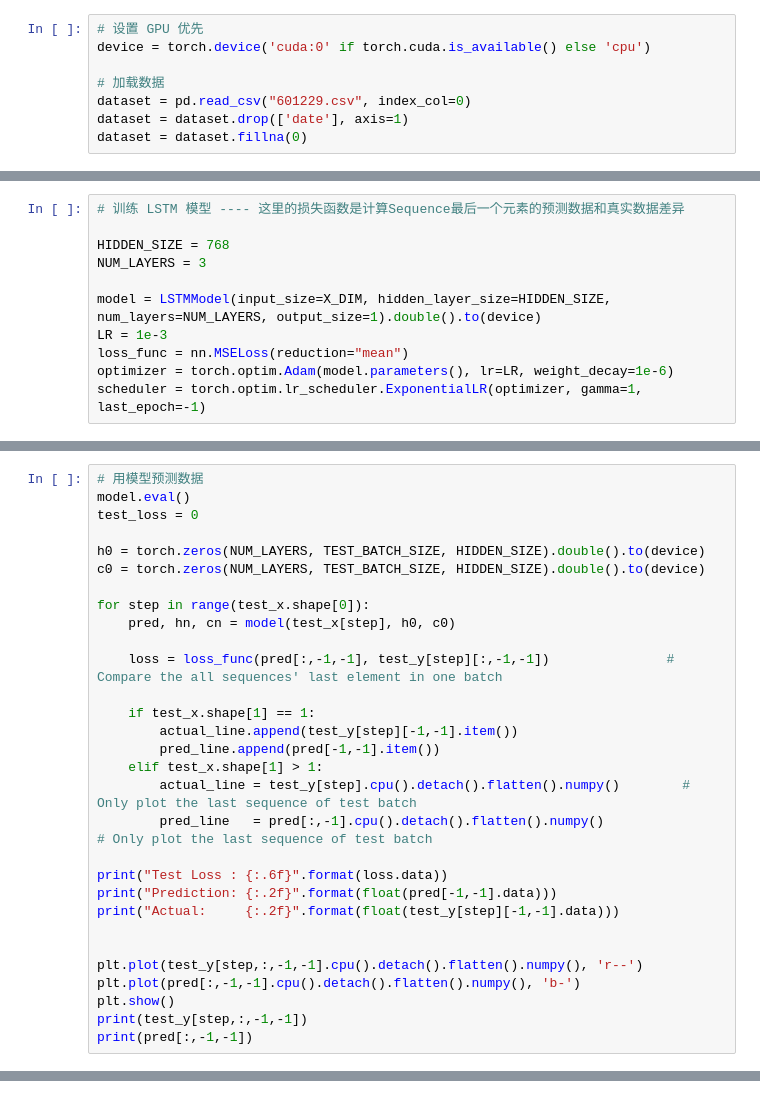
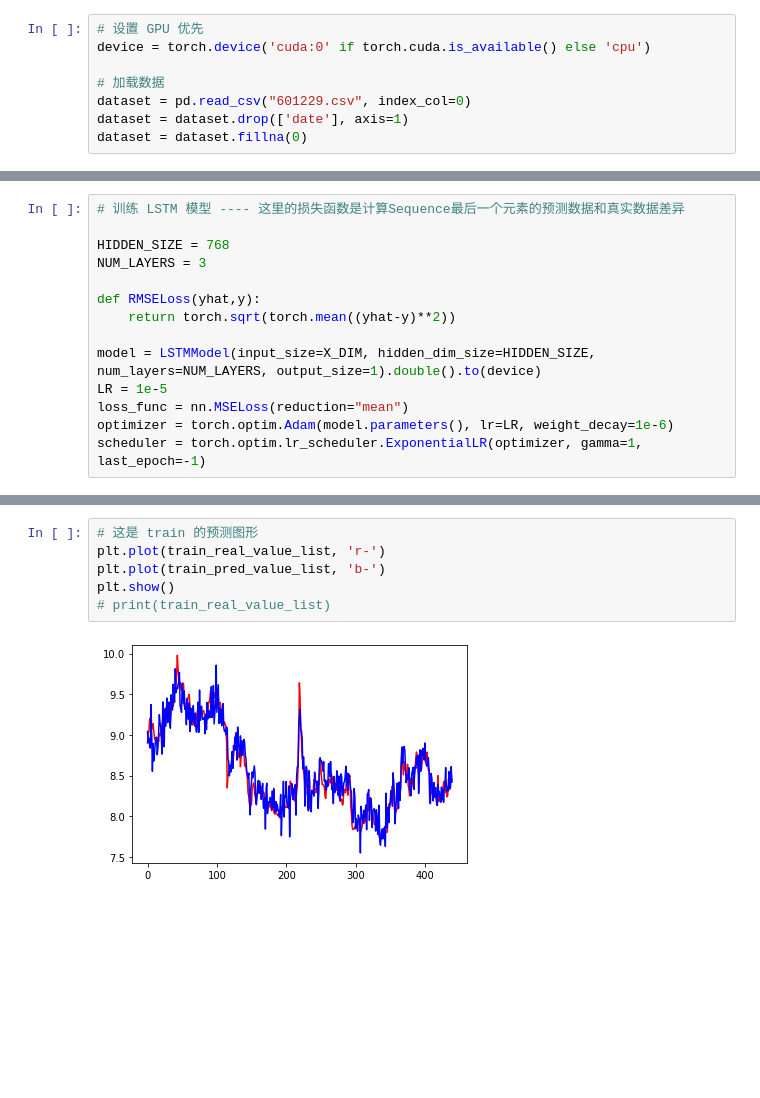
Before and after one commit to matrixleon18/SHUFE, a Jupyter notebook: jupyterlab/Model_LSTM1_TV_Tune.ipynb, the cells around one changed output, grey strips where cells are left out. Cells and saved outputs as stored; diff of their text form; blank space fills up the shorter version.

```diff
--- a/jupyterlab/Model_LSTM1_TV_Tune.ipynb
+++ b/jupyterlab/Model_LSTM1_TV_Tune.ipynb
@@ -162,8 +180,11 @@ class LSTMModel(nn.Module):
 HIDDEN_SIZE = 768
 NUM_LAYERS = 3
 
-model = LSTMModel(input_size=X_DIM, hidden_layer_size=HIDDEN_SIZE, num_layers=NUM_LAYERS, output_size=1).double().to(device)
-LR = 1e-3
+def RMSELoss(yhat,y):
+    return torch.sqrt(torch.mean((yhat-y)**2))
+
+model = LSTMModel(input_size=X_DIM, hidden_dim_size=HIDDEN_SIZE, num_layers=NUM_LAYERS, output_size=1).double().to(device)
+LR = 1e-5
 loss_func = nn.MSELoss(reduction="mean")
 optimizer = torch.optim.Adam(model.parameters(), lr=LR, weight_decay=1e-6)
 scheduler = torch.optim.lr_scheduler.ExponentialLR(optimizer, gamma=1, last_epoch=-1)
@@ -254,30 +190,0 @@ print(pred[:,-1,-1].cpu().detach().flatten().numpy(), 'b-')
-# %%
-# 用模型预测数据
-model.eval()
-test_loss = 0
-
-h0 = torch.zeros(NUM_LAYERS, TEST_BATCH_SIZE, HIDDEN_SIZE).double().to(device)
-c0 = torch.zeros(NUM_LAYERS, TEST_BATCH_SIZE, HIDDEN_SIZE).double().to(device)
-
-for step in range(test_x.shape[0]):
-    pred, hn, cn = model(test_x[step], h0, c0)
-
-    loss = loss_func(pred[:,-1,-1], test_y[step][:,-1,-1])               # Compare the all sequences' last element in one batch
-
-    if test_x.shape[1] == 1:
-        actual_line.append(test_y[step][-1,-1].item())
-        pred_line.append(pred[-1,-1].item())
-    elif test_x.shape[1] > 1:
-        actual_line = test_y[step].cpu().detach().flatten().numpy()        # Only plot the last sequence of test batch
-        pred_line   = pred[:,-1].cpu().detach().flatten().numpy()                # Only plot the last sequence of test batch
-
-print("Test Loss : {:.6f}".format(loss.data))
-print("Prediction: {:.2f}".format(float(pred[-1,-1].data)))
-print("Actual:     {:.2f}".format(float(test_y[step][-1,-1].data)))
-
-
-plt.plot(test_y[step,:,-1,-1].cpu().detach().flatten().numpy(), 'r--')
-plt.plot(pred[:,-1,-1].cpu().detach().flatten().numpy(), 'b-')
-plt.show()
-print(test_y[step,:,-1,-1])
-print(pred[:,-1,-1])
@@ -283,0 +274,8 @@ print(pred[:,-1,-1])
+# %%
+# 这是 train 的预测图形
+plt.plot(train_real_value_list, 'r-')
+plt.plot(train_pred_value_list, 'b-')
+plt.show()
+# print(train_real_value_list)
+# %% [output]
+[figure, added]
```
Also changed, not shown: parts of 15 cells of this notebook, 2 other files.
